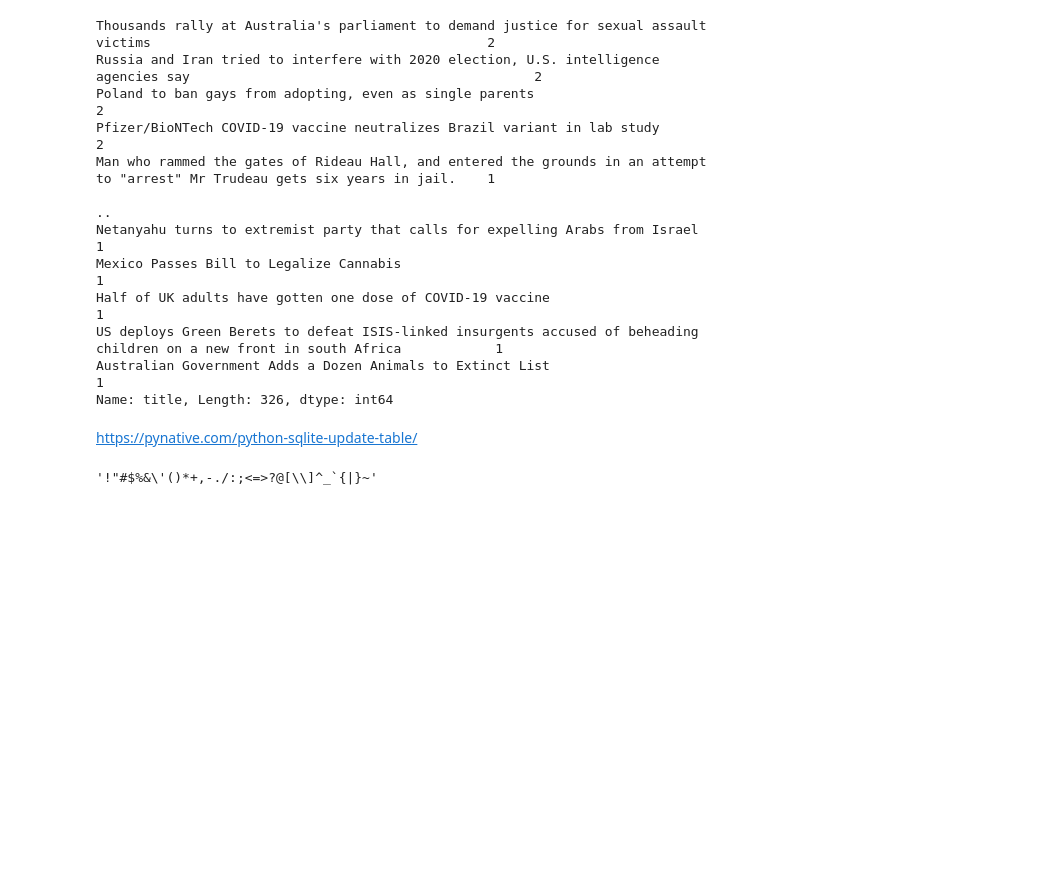
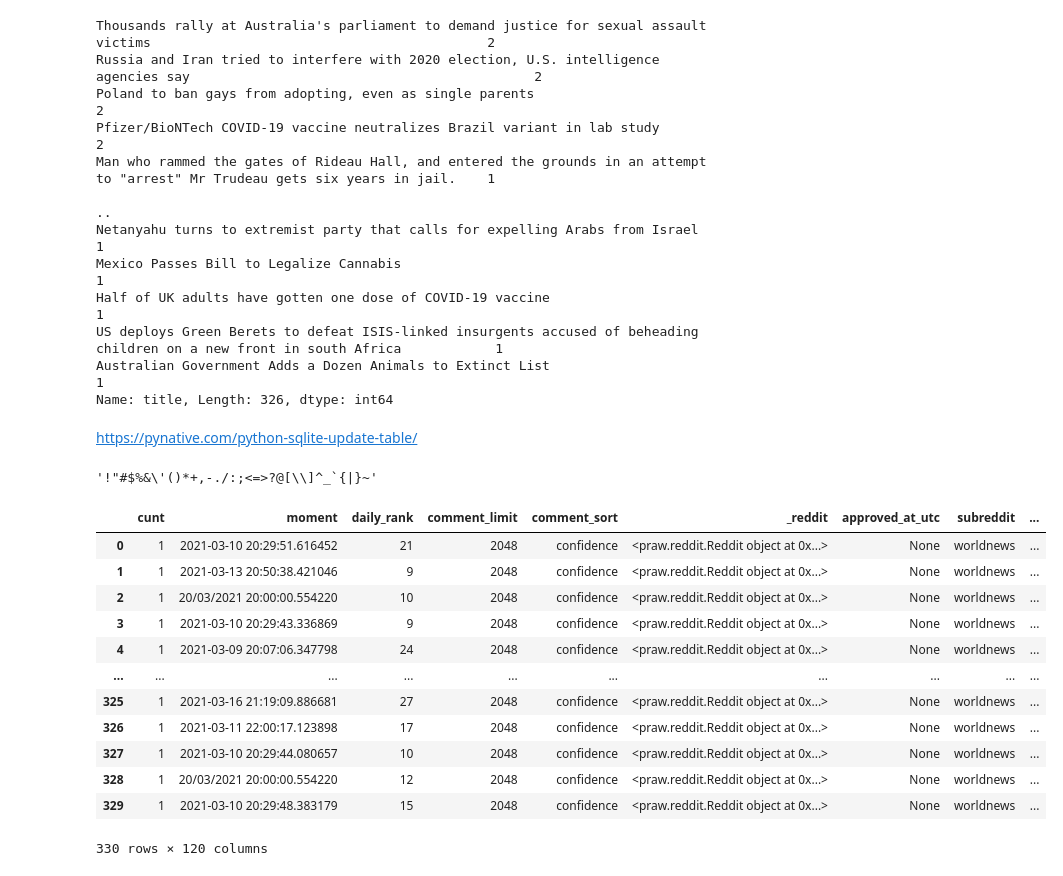
Before and after one commit to Amarilda/MscAston, a Jupyter notebook: MSC/Reddit API.ipynb, the cells around one changed output. Saved outputs shown, nothing was run; the diff lists cells and outputs as text; code cells hidden in the pictures; blank space fills up the shorter version.

```diff
--- a/MSC/Reddit API.ipynb
+++ b/MSC/Reddit API.ipynb
@@ -175,3 +157,24 @@ import string
 string.punctuation
 # %% [output]
 '!"#$%&\'()*+,-./:;<=>?@[\\]^_`{|}~'
+# %%
+connection = sqlite3.connect('MSC.db')
+cursor = connection.cursor()
+
+sql = ("Select count(*) over (partition by title) as 'cunt',* from top30 where moment < '2021-03-19 18:03:35'  ")
+z = pd.read_sql_query(sql,connection)
+z
+# %% [output]
+|  | cunt | moment | daily_rank | comment_limit | comment_sort | _reddit | approved_at_utc | subreddit | ... |
+| 0 | 1 | 2021-03-10 20:29:51.616452 | 21 | 2048 | confidence | <praw.reddit.Reddit object at 0x...> | None | worldnews | ... |
+| 1 | 1 | 2021-03-13 20:50:38.421046 | 9 | 2048 | confidence | <praw.reddit.Reddit object at 0x...> | None | worldnews | ... |
+| 2 | 1 | 20/03/2021 20:00:00.554220 | 10 | 2048 | confidence | <praw.reddit.Reddit object at 0x...> | None | worldnews | ... |
+| 3 | 1 | 2021-03-10 20:29:43.336869 | 9 | 2048 | confidence | <praw.reddit.Reddit object at 0x...> | None | worldnews | ... |
+| 4 | 1 | 2021-03-09 20:07:06.347798 | 24 | 2048 | confidence | <praw.reddit.Reddit object at 0x...> | None | worldnews | ... |
+| ... | ... | ... | ... | ... | ... | ... | ... | ... | ... |
+| 325 | 1 | 2021-03-16 21:19:09.886681 | 27 | 2048 | confidence | <praw.reddit.Reddit object at 0x...> | None | worldnews | ... |
+| 326 | 1 | 2021-03-11 22:00:17.123898 | 17 | 2048 | confidence | <praw.reddit.Reddit object at 0x...> | None | worldnews | ... |
+| 327 | 1 | 2021-03-10 20:29:44.080657 | 10 | 2048 | confidence | <praw.reddit.Reddit object at 0x...> | None | worldnews | ... |
+| 328 | 1 | 20/03/2021 20:00:00.554220 | 12 | 2048 | confidence | <praw.reddit.Reddit object at 0x...> | None | worldnews | ... |
+| 329 | 1 | 2021-03-10 20:29:48.383179 | 15 | 2048 | confidence | <praw.reddit.Reddit object at 0x...> | None | worldnews | ... |
+330 rows × 120 columns
```
Also changed, not shown: parts of 5 cells of this notebook.
